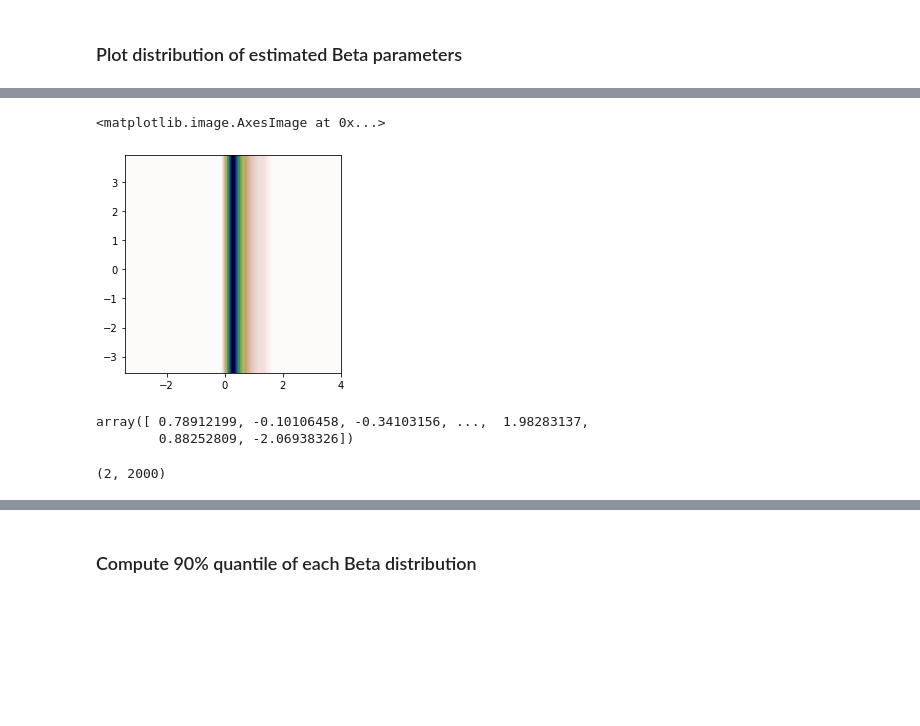
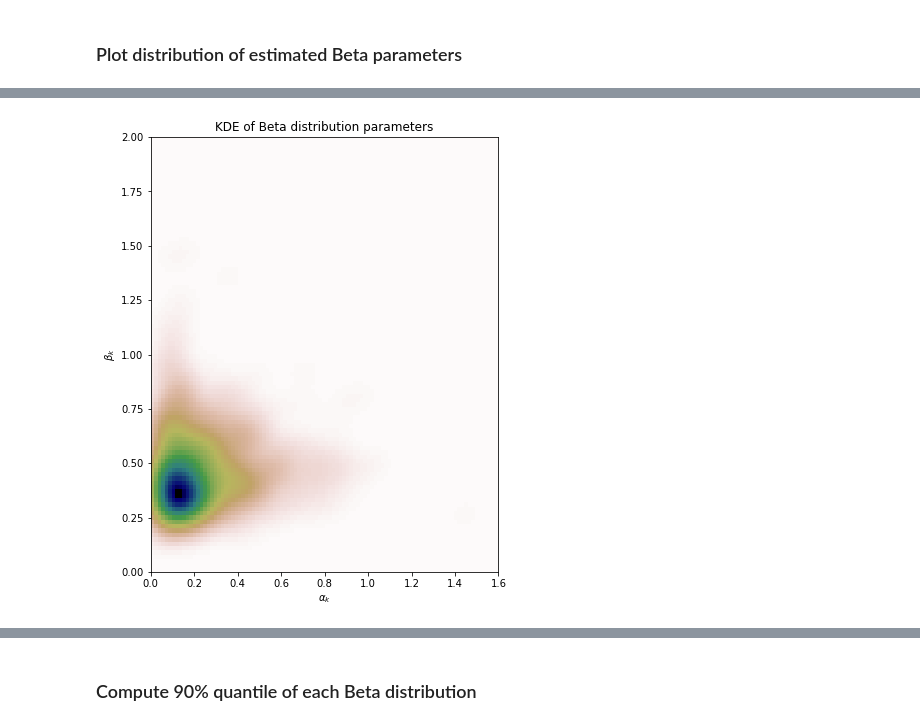
Before and after one commit to tiffanyding/empirical-bayes-conformal, a Jupyter notebook: imagenet_experiments.ipynb, the cells around one changed output, grey strips where cells are left out. Cells and saved outputs as stored; diff of their text form; code cells hidden in the pictures; blank space fills up the shorter version.

```diff
--- a/imagenet_experiments.ipynb
+++ b/imagenet_experiments.ipynb
@@ -360,16 +378,18 @@ plt.show()
 # x is the estimated alphas excluding the one that beta.fit failed on
 # y is the estimated betas excluding the one that beta.fit failed on
 x = beta_params[:,0]
-x = x[np.isfinite(x)]
+# x = x[np.isfinite(x)]
 y = beta_params[:,1]
-y = y[np.isfinite(y)]
+# y = y[np.isfinite(y)]
 
 xmin, xmax = 0, 1.6
 ymin, ymax = 0, 2
 bins = 20
-cts, xedges, yedges, img = plt.hist2d(x, y, bins=bins, range=[[xmin, xmax], [ymin, ymax]], cmap='Purples')
+plt.figure(figsize=(5,5))
+cts, xedges, yedges, img = plt.hist2d(x, y, bins=bins, range=[[xmin, xmax], [ymin, ymax]], cmap=plt.cm.gist_earth_r)
 
 plt.xlabel('$\\alpha_k$')
 plt.ylabel('$\\beta_k$')
 plt.title('Params of est. $Beta(\\alpha_k, \\beta_k)$ for the scores of each class $k$')
+plt.show()
 # %% [output]
@@ -398,6 +425,9 @@ Z = np.reshape(kernel(positions).T, X.shape)
 # %%
-fig, ax = plt.subplots()
+fig, ax = plt.subplots(figsize=(8,8))
 ax.imshow(np.rot90(Z), cmap=plt.cm.gist_earth_r, extent=[xmin, xmax, ymin, ymax])
+ax.set_xlabel('$\\alpha_k$')
+ax.set_ylabel('$\\beta_k$')
+ax.set_title('KDE of Beta distribution parameters')
+plt.show()
 # %% [output]
-<matplotlib.image.AxesImage at 0x...>
-[figure, old version]
+[figure, new version]
@@ -422,9 +433,0 @@ Z = np.reshape(kernel(positions).T, X.shape)
-# %%
-m2
-# %% [output]
-array([ 0.78912199, -0.10106458, -0.34103156, ...,  1.98283137,
-        0.88252809, -2.06938326])
-# %%
-values.shape
-# %% [output]
-(2, 2000)
```
Also changed, not shown: parts of 42 cells of this notebook, 1 other file.
